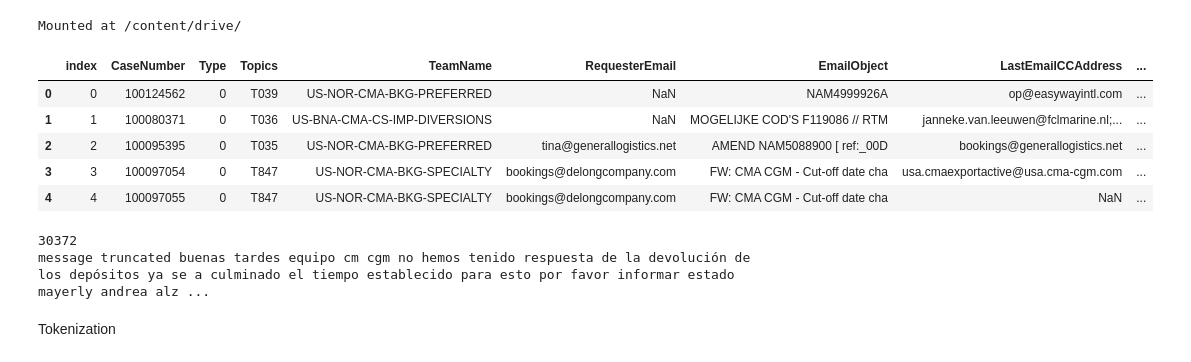
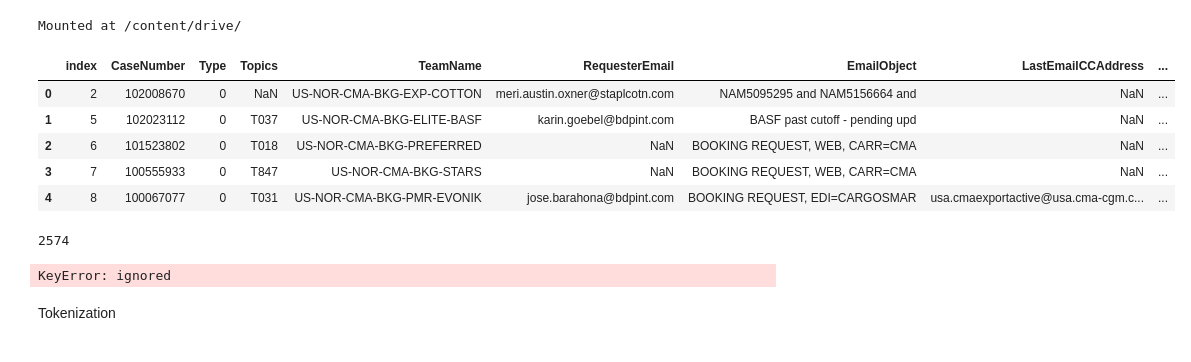
Before and after one commit to victor-radermecker/No-Action-Email-Prediction-Model, a Jupyter notebook: notebooks/NLP__DistilBERT_training_v2.ipynb, the cells around one changed output. Drawn from its saved outputs; the diff is of its cells as text; code cells hidden in the pictures.

```diff
--- a/notebooks/NLP__DistilBERT_training_v2.ipynb
+++ b/notebooks/NLP__DistilBERT_training_v2.ipynb
@@ -54,15 +36,15 @@ drive.mount('/content/drive/')
 # %% [output]
 Mounted at /content/drive/
 # %%
-data = pd.read_csv("/content/drive/MyDrive/Google Colab - ALab/Data/ML_NOAC_NOVA_Extraction_Cleaned_DF3_Full.csv")
+data = pd.read_csv("/content/drive/MyDrive/Google Colab - ALab/Data/20221120-122950_CMACGM_DataFrame_Clean.csv")
 data.head()
 # %% [output]
 |  | index | CaseNumber | Type | Topics | TeamName | RequesterEmail | EmailObject | LastEmailCCAddress | ... |
-| 0 | 0 | 100124562 | 0 | T039 | US-NOR-CMA-BKG-PREFERRED | NaN | NAM4999926A | op@easywayintl.com | ... |
-| 1 | 1 | 100080371 | 0 | T036 | US-BNA-CMA-CS-IMP-DIVERSIONS | NaN | MOGELIJKE COD'S F119086 // RTM | janneke.van.leeuwen@fclmarine.nl;... | ... |
-| 2 | 2 | 100095395 | 0 | T035 | US-NOR-CMA-BKG-PREFERRED | tina@generallogistics.net | AMEND NAM5088900 [ ref:_00D | bookings@generallogistics.net | ... |
-| 3 | 3 | 100097054 | 0 | T847 | US-NOR-CMA-BKG-SPECIALTY | bookings@delongcompany.com | FW: CMA CGM - Cut-off date cha | usa.cmaexportactive@usa.cma-cgm.com | ... |
-| 4 | 4 | 100097055 | 0 | T847 | US-NOR-CMA-BKG-SPECIALTY | bookings@delongcompany.com | FW: CMA CGM - Cut-off date cha | NaN | ... |
+| 0 | 2 | 102008670 | 0 | NaN | US-NOR-CMA-BKG-EXP-COTTON | meri.austin.oxner@staplcotn.com | NAM5095295 and NAM5156664 and | NaN | ... |
+| 1 | 5 | 102023112 | 0 | T037 | US-NOR-CMA-BKG-ELITE-BASF | karin.goebel@bdpint.com | BASF past cutoff - pending upd | NaN | ... |
+| 2 | 6 | 101523802 | 0 | T018 | US-NOR-CMA-BKG-PREFERRED | NaN | BOOKING REQUEST, WEB, CARR=CMA | NaN | ... |
+| 3 | 7 | 100555933 | 0 | T847 | US-NOR-CMA-BKG-STARS | NaN | BOOKING REQUEST, WEB, CARR=CMA | NaN | ... |
+| 4 | 8 | 100067077 | 0 | T031 | US-NOR-CMA-BKG-PMR-EVONIK | jose.barahona@bdpint.com | BOOKING REQUEST, EDI=CARGOSMAR | usa.cmaexportactive@usa.cma-cgm.c... | ... |
 # %%
 def make_str(word):
     if not isinstance(word, str):
@@ -94,8 +76,8 @@ print(lengths.max())
 argmax = np.where(lengths == lengths.max())[0]
 print(data.iloc[argmax]["LastEmailContent"][83977])
 # %% [output]
-30372
-message truncated buenas tardes equipo cm cgm no hemos tenido respuesta de la devolución de los depósitos ya se a culminado el tiempo establecido para esto por favor informar estado mayerly andrea alz ...
+2574
+KeyError: ignored
 # %%
 train_data, test_data = train_test_split(data, test_size=0.1, random_state=1)
 # %%
```
Also changed, not shown: parts of 16 cells of this notebook, 8 other files.
